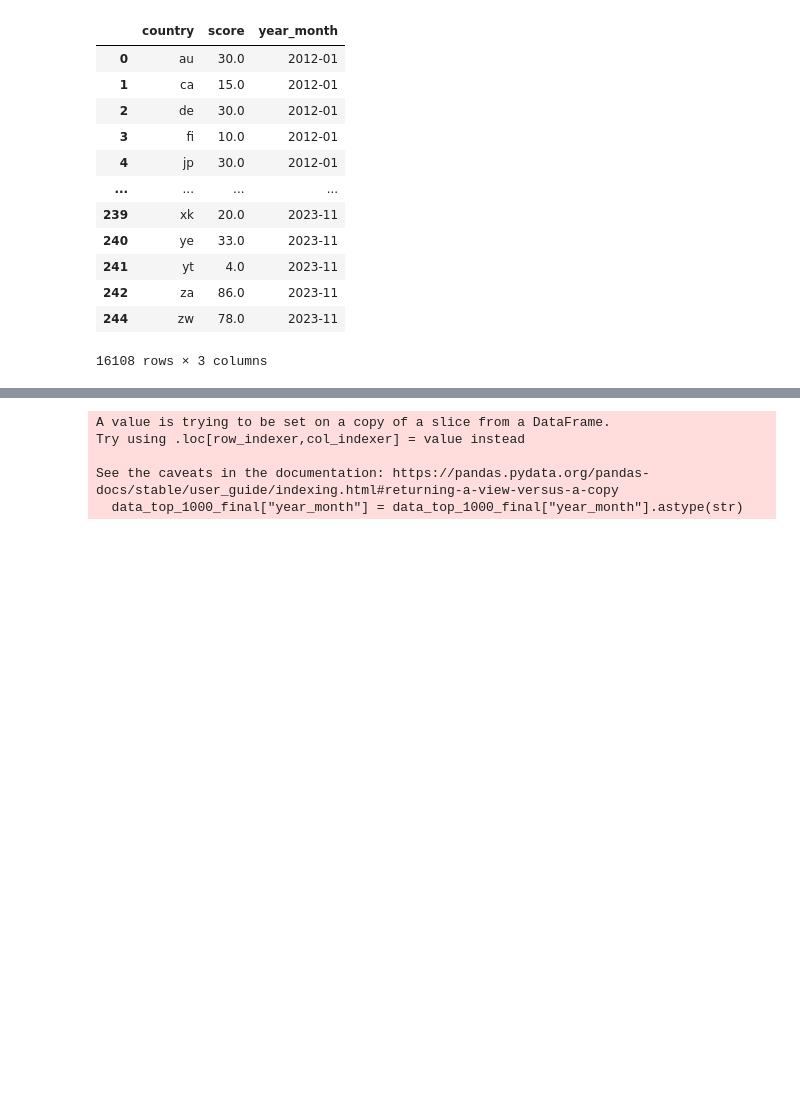
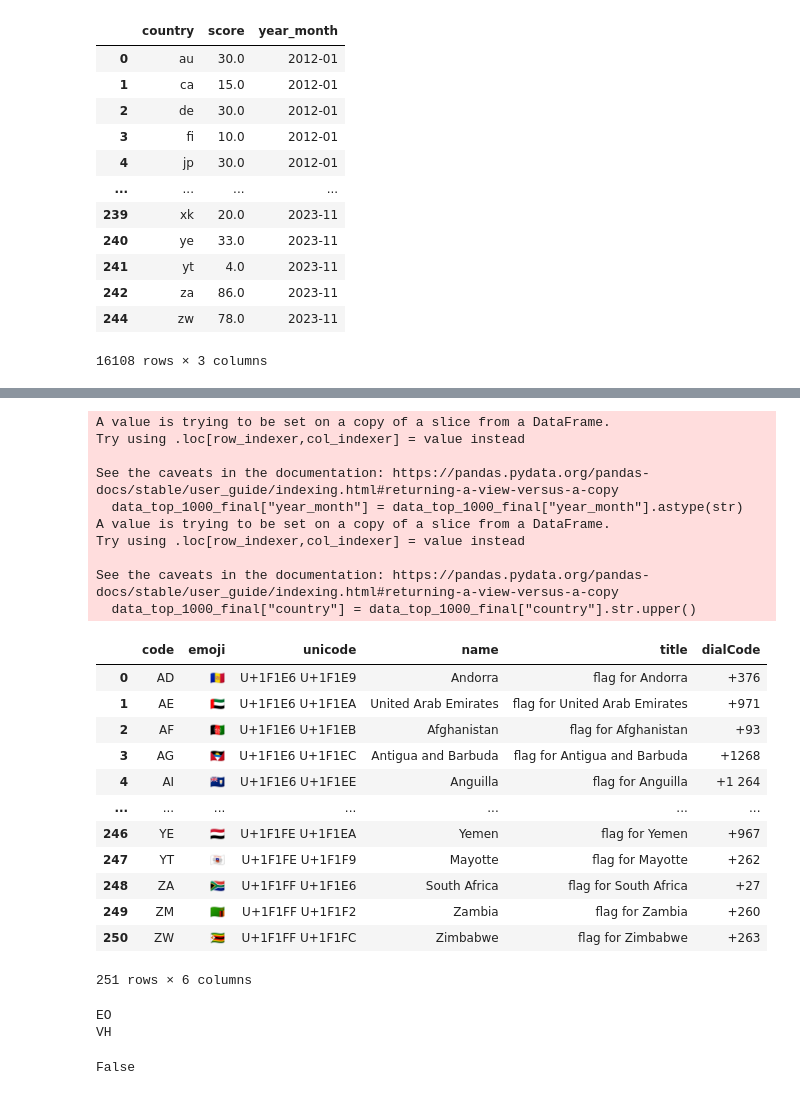
Before and after one commit to ColasDroin/pre_analysis, a Jupyter notebook: analysis_fig_4.ipynb, the cells around one changed output, grey strips where cells are left out. Cells and saved outputs as stored; diff of their text form; code cells hidden in the pictures; blank space fills up the shorter version.

Commit message:
Fixed analysis for South Korea

```diff
--- a/analysis_fig_4.ipynb
+++ b/analysis_fig_4.ipynb
@@ -248,10 +279,50 @@ top_countries = data_top_1000_final[data_top_1000_final["year_month"] == sorted_
 # %%
 # Convert column year_month to string
 data_top_1000_final["year_month"] = data_top_1000_final["year_month"].astype(str)
-data = {'header': data_top_1000_final.columns.to_list(), 'data': data_top_1000_final.values.tolist()}
+
+# Set location to upper case
+data_top_1000_final["country"] = data_top_1000_final["country"].str.upper()
 # %% [output]
 A value is trying to be set on a copy of a slice from a DataFrame.
 Try using .loc[row_indexer,col_indexer] = value instead
 
 See the caveats in the documentation: https://pandas.pydata.org/pandas-docs/stable/user_guide/indexing.html#returning-a-view-versus-a-copy
   data_top_1000_final["year_month"] = data_top_1000_final["year_month"].astype(str)
+A value is trying to be set on a copy of a slice from a DataFrame.
+Try using .loc[row_indexer,col_indexer] = value instead
+
+See the caveats in the documentation: https://pandas.pydata.org/pandas-docs/stable/user_guide/indexing.html#returning-a-view-versus-a-copy
+  data_top_1000_final["country"] = data_top_1000_final["country"].str.upper()
+# %%
+# Load flag data
+df_flags = pd.read_json("/Users/cdroin/Library/CloudStorage/GoogleDrive-colasdroin@gmail.com/Mon Drive/Data_viz/speedruns/app/public/data/flag_data.json")
+df_flags
+# %% [output]
+|  | code | emoji | unicode | name | title | dialCode |
+| 0 | AD | 🇦🇩 | U+1F1E6 U+1F1E9 | Andorra | flag for Andorra | +376 |
+| 1 | AE | 🇦🇪 | U+1F1E6 U+1F1EA | United Arab Emirates | flag for United Arab Emirates | +971 |
+| 2 | AF | 🇦🇫 | U+1F1E6 U+1F1EB | Afghanistan | flag for Afghanistan | +93 |
+| 3 | AG | 🇦🇬 | U+1F1E6 U+1F1EC | Antigua and Barbuda | flag for Antigua and Barbuda | +1268 |
+| 4 | AI | 🇦🇮 | U+1F1E6 U+1F1EE | Anguilla | flag for Anguilla | +1 264 |
+| ... | ... | ... | ... | ... | ... | ... |
+| 246 | YE | 🇾🇪 | U+1F1FE U+1F1EA | Yemen | flag for Yemen | +967 |
+| 247 | YT | 🇾🇹 | U+1F1FE U+1F1F9 | Mayotte | flag for Mayotte | +262 |
+| 248 | ZA | 🇿🇦 | U+1F1FF U+1F1E6 | South Africa | flag for South Africa | +27 |
+| 249 | ZM | 🇿🇲 | U+1F1FF U+1F1F2 | Zambia | flag for Zambia | +260 |
+| 250 | ZW | 🇿🇼 | U+1F1FF U+1F1FC | Zimbabwe | flag for Zimbabwe | +263 |
+251 rows × 6 columns
+# %%
+# Ensure all the locations are in the flag data
+for country in data_top_1000_final["country"].unique():
+    if country not in df_flags["code"].values:
+        print(country)
+
+# Remove the countries that are not in the flag data
+data_top_1000_final = data_top_1000_final[data_top_1000_final["country"].isin(df_flags["code"].values)]
+# %% [output]
+EO
+VH
+# %%
+'KR' in data_top_1000_final['country'].unique()
+# %% [output]
+False
```
Also changed, not shown: parts of 12 cells of this notebook, 1 other file.
